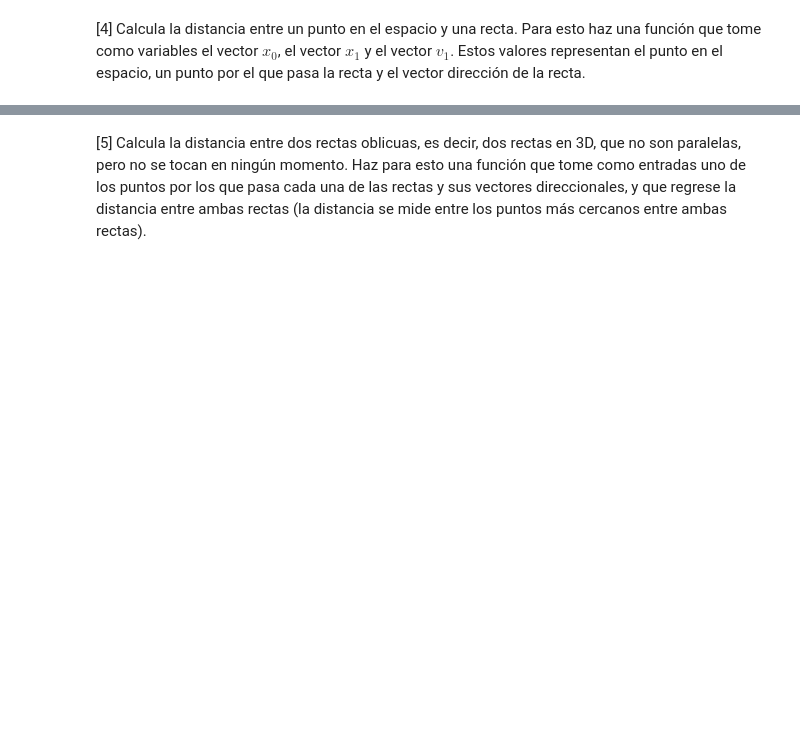
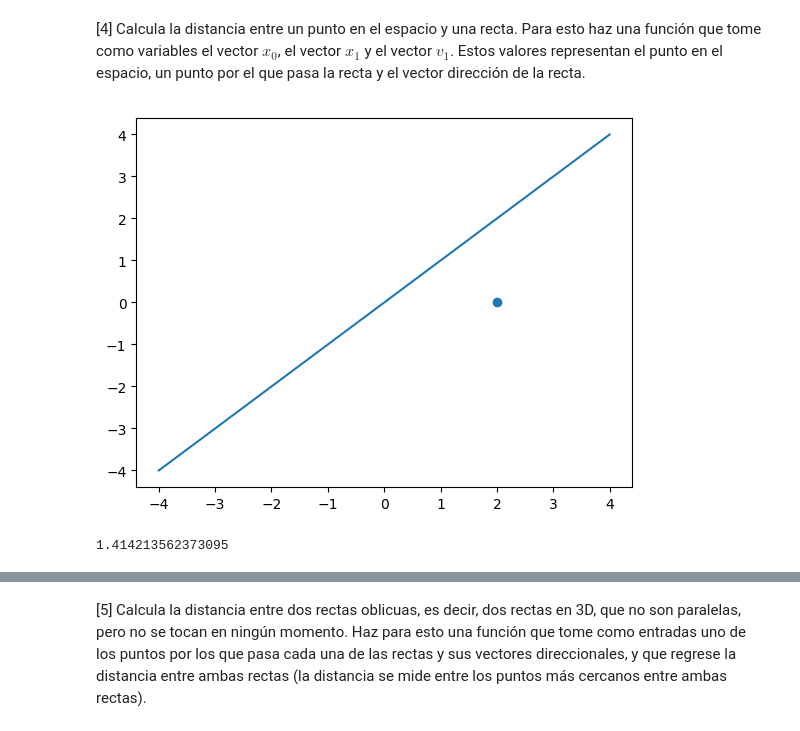
Before and after one commit to OscarAlvaradoM/Julia_TSFCI_GitHub, a Jupyter notebook: Tarea 1 Bases!! .ipynb, the cells around one changed output, grey strips where cells are left out. Saved outputs shown, nothing was run; the diff lists cells and outputs as text; code cells hidden in the pictures; blank space fills up the shorter version.

```diff
--- a/Tarea 1 Bases!! .ipynb
+++ b/Tarea 1 Bases!! .ipynb
@@ -109,5 +108,5 @@ i) Calcula la distancia entre 2 vectores dados en 2D.
 u = rand(2)
 v = rand(2)
 w = u .- v
-distancia = √dot(w,w)
+distancia = norm(w)
 # %% [output]
@@ -144,5 +143,32 @@ vector_ortonormal = vector/√dot(vector,vector)
  -1.0
 # %% [markdown]
 [4] Calcula la distancia entre un punto en el espacio y una recta. Para esto haz una función que tome como variables el vector $x_0$, el vector $x_1$ y el vector $v_1$. Estos valores representan el punto en el espacio, un punto por el que pasa la recta y el vector dirección de la recta.
+# %%
+using LinearAlgebra
+
+function Punto_recta(x_0, x_1, v_1)
+    x = -4:0.1:4
+    y = x_1[2] .+ (v_1[2]./v_1[1]).*(x .- x_1[1]) # Recta punto pendiente
+
+
+    #v_1[1](y -x_1[2]) = v_1[2](x .- x_1[1])
+
+    distancia = abs(dot(x_0 .- x_1, x_0 .- (v_1 .+ x_1)))/√dot(v_1,v_1)
+
+
+    plot(x,y)
+    scatter(x_0[1], x_0[2])
+
+    return distancia
+end
+
+x_0 = [2,0,0]
+x_1 = [0,0,0]
+v_1 = [1,1,0]
+
+Punto_recta(x_0, x_1, v_1)
+# %% [output]
+[figure, added]
+1.414213562373095
 # %%
 # %% [output]
```
Also changed, not shown: parts of 4 cells of this notebook.
